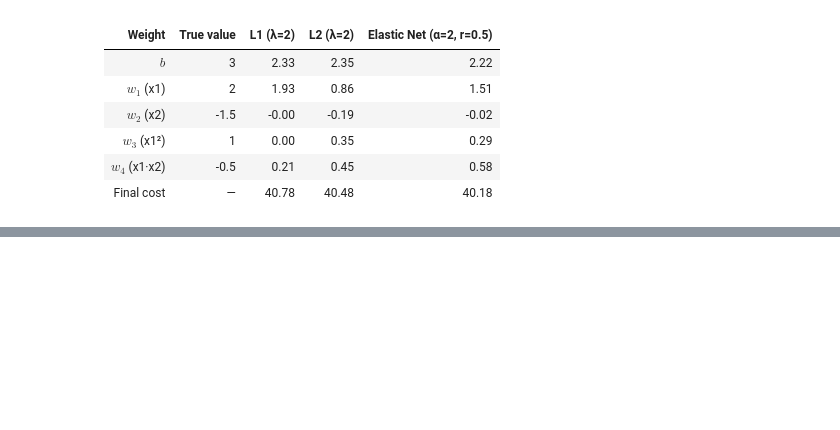
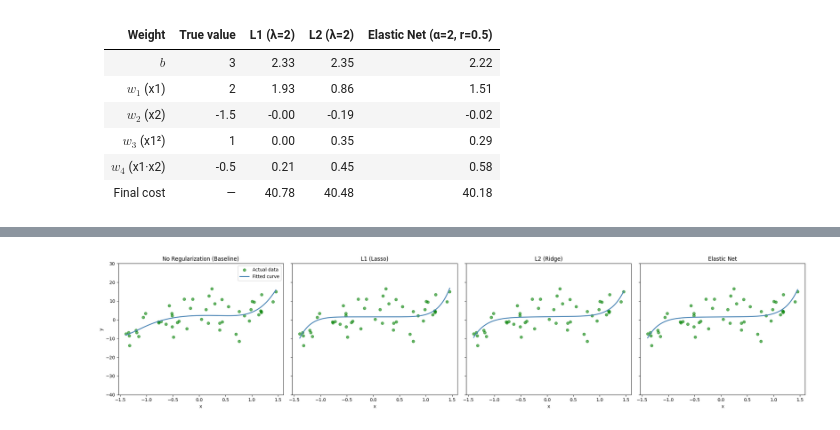
Before and after one commit to ilijahristov/machine-learning, a Jupyter notebook: cost_regularization/regularization.ipynb, the cells around one changed output, grey strips where cells are left out. Drawn from its saved outputs; the diff is of its cells as text; code cells hidden in the pictures; blank space fills up the shorter version.

```diff
--- a/cost_regularization/regularization.ipynb
+++ b/cost_regularization/regularization.ipynb
@@ -454,0 +515,82 @@ plt.show()
+# %%
+# ---------- Dataset 3 (OVERFITTING demo, 1 feature) ----------
+x = np.array([-0.166, -1.186, 0.555, 0.951, 0.389, -0.774, 0.856, -1.063, 0.982, 0.242,
+              -0.632, 0.04, 0.387, -0.724, 1.041, -0.236, 1.177, 1.006, -1.202, 0.439,
+              -0.569, 0.762, 0.128, -0.127, 1.186, -1.328, 0.172, -0.516, -1.394, 0.761,
+              0.185, 1.182, 0.295, -0.489, 1.456, -1.153, -1.342, 0.698, -0.387, -0.416,
+              1.13, -0.518, 1.167, 0.432, -0.513, -1.321, -0.765, 1.405, -0.284, -1.02])
+y = np.array([6.205, -6.899, 7.092, -0.66, -1.77, -1.139, 2.224, 1.255, 5.399, 16.568,
+              -2.377, 0.299, -5.357, -0.967, 9.524, -4.721, 3.871, 9.758, -5.656, -1.083,
+              7.503, 4.413, 5.533, 10.964, 13.445, -8.58, -1.729, 2.257, -7.515, -11.565,
+              12.71, 4.432, 8.658, -9.267, 15.036, -8.924, -6.799, -7.678, -0.752, -1.38,
+              2.713, 3.481, 4.736, 10.863, -3.746, -13.705, -1.548, 9.668, 10.972, 3.361])
+y = y.reshape(-1, 1)
+
+# ---------- Feature Engineering ----------
+degree = 8
+X_poly = np.column_stack([x**p for p in range(1, degree+1)])
+
+X_train, y_train = X_poly[:40], y[:40]
+X_test, y_test = X_poly[40:], y[40:]
+
+# ---------- Core functions ----------
+def polynomial_regression(X, W, b):
+    return np.dot(X, W) + b
+
+def mse_plain(y_true, X, W, b):
+    y_pred = polynomial_regression(X, W, b)
+    return np.mean((y_true - y_pred) ** 2)
+
+# ---------- Train all 4 models ----------
+learning_rate = 0.01
+num_iterations = 1000
+
+W0 = np.zeros((X_train.shape[1], 1)); b0 = 0.0
+w_base, b_base = gradient_descent_plain(X_train, y_train, W0, b0, learning_rate, num_iterations)
+
+W1_ = np.zeros((X_train.shape[1], 1)); b1_ = 0.0
+w_l1, b_l1 = gradient_descent_L1(X_train, y_train, W1_, b1_, learning_rate, num_iterations, 2)
+
+W2_ = np.zeros((X_train.shape[1], 1)); b2_ = 0.0
+w_l2, b_l2 = gradient_descent_L2(X_train, y_train, W2_, b2_, learning_rate, num_iterations, 2)
+
+W3_ = np.zeros((X_train.shape[1], 1)); b3_ = 0.0
+w_en, b_en = elastic_net_gradient_descent(X_train, y_train, W3_, b3_, learning_rate, num_iterations, 2, 0.5)
+
+# ---------- Print results ----------
+for name, W, b in [("Baseline", w_base, b_base), ("L1", w_l1, b_l1),
+                    ("L2", w_l2, b_l2), ("Elastic Net", w_en, b_en)]:
+    print(f"\n--- {name} ---")
+    print("Weights:", W.flatten())
+    print("Bias:", b)
+    print("Train MSE:", mse_plain(y_train, X_train, W, b))
+    print("Test MSE:", mse_plain(y_test, X_test, W, b))
+
+# ---------- Plot all 4 fits ----------
+x_line = np.linspace(x.min(), x.max(), 300)
+X_line_poly = np.column_stack([x_line**p for p in range(1, degree+1)])
+
+def predict_line(W, b):
+    return polynomial_regression(X_line_poly, W, b).flatten()
+
+models = [
+    ("No Regularization (Baseline)", w_base, b_base),
+    ("L1 (Lasso)", w_l1, b_l1),
+    ("L2 (Ridge)", w_l2, b_l2),
+    ("Elastic Net", w_en, b_en),
+]
+
+fig, axes = plt.subplots(1, 4, figsize=(22, 5), sharey=True)
+
+for ax, (title, W, b) in zip(axes, models):
+    ax.scatter(x, y.flatten(), color='green', alpha=0.6, label='Actual data')
+    ax.plot(x_line, predict_line(W, b), color='steelblue', linewidth=2, label='Fitted curve')
+    ax.set_title(title)
+    ax.set_xlabel('x')
+    ax.set_ylim(-40, 30)
+
+axes[0].set_ylabel('y')
+axes[0].legend()
+plt.tight_layout()
+plt.show()
+# %% [output]
@@ -454,0 +614 @@ plt.show()
+[figure, added]
```
Also changed, not shown: parts of 3 cells of this notebook, 7 other files.
